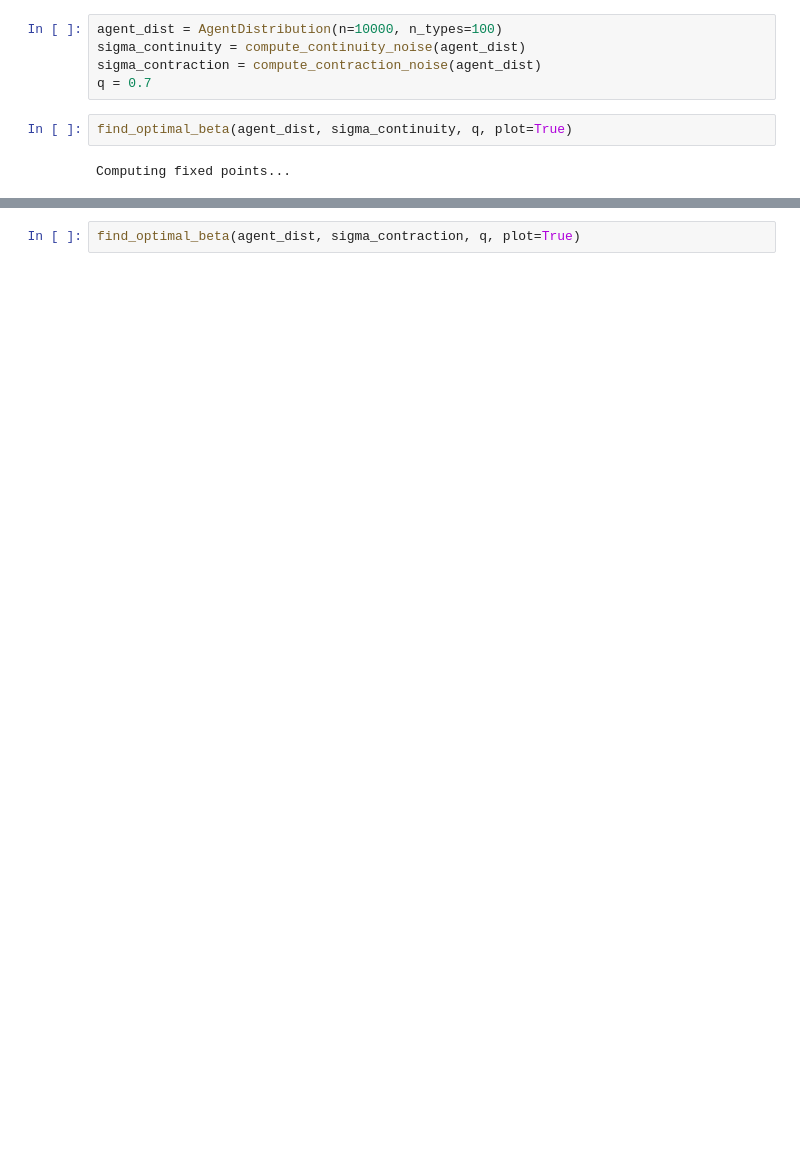
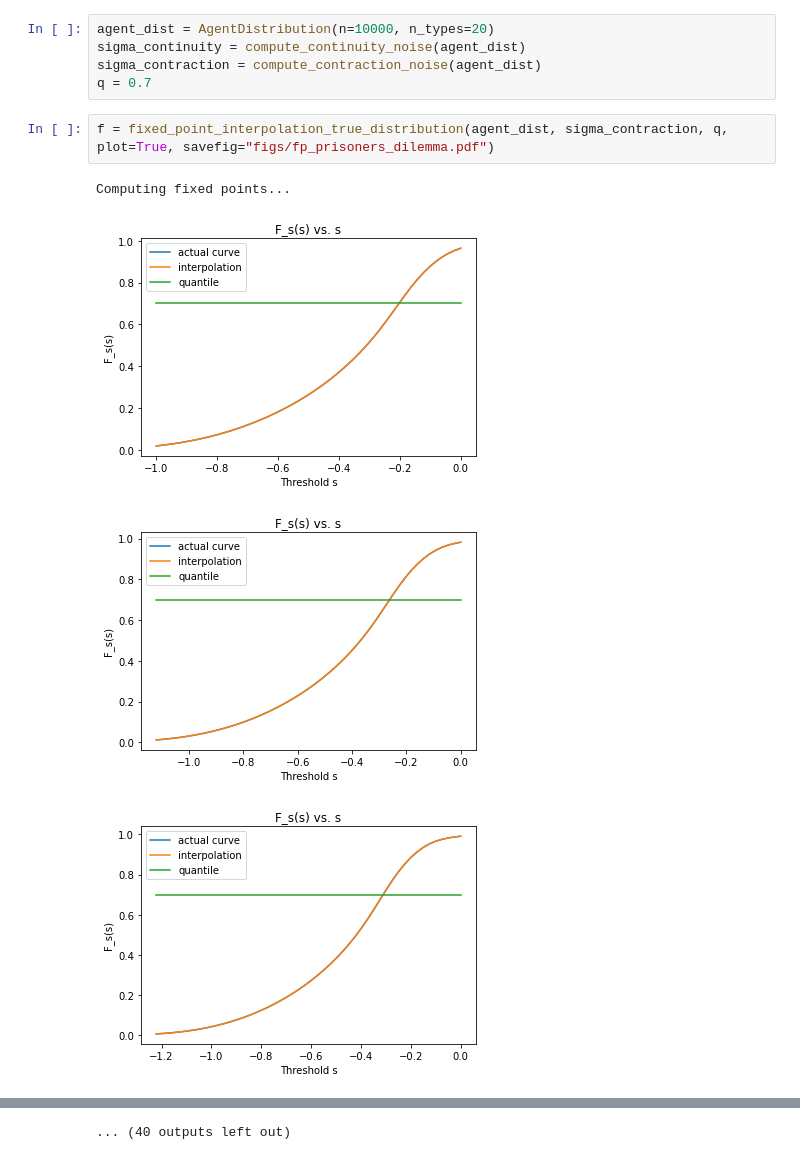
Before and after one commit to roshni714/ml-with-strategic-agents, a Jupyter notebook: test-find-optimal-beta.ipynb, the cells around one changed output, grey strips where cells are left out. Drawn from its saved outputs; the diff is of its cells as text; blank space fills up the shorter version.

```diff
--- a/test-find-optimal-beta.ipynb
+++ b/test-find-optimal-beta.ipynb
@@ -91,9 +200,12 @@ def find_optimal_beta(agent_dist, sigma, q, plot=False):
 # %%
-agent_dist = AgentDistribution(n=10000, n_types=100)
+agent_dist = AgentDistribution(n=10000, n_types=20)
 sigma_continuity = compute_continuity_noise(agent_dist)
 sigma_contraction = compute_contraction_noise(agent_dist)
 q = 0.7
 # %%
-find_optimal_beta(agent_dist, sigma_continuity, q, plot=True)
+f = fixed_point_interpolation_true_distribution(agent_dist, sigma_contraction, q, plot=True, savefig="figs/fp_prisoners_dilemma.pdf")
 # %% [output]
 Computing fixed points...
+[figure, added]
+[figure, added]
+[figure, added]
@@ -100,2 +220 @@ Computing fixed points...
+... (40 outputs left out)
-# %%
-find_optimal_beta(agent_dist, sigma_contraction, q, plot=True)
```
Also changed, not shown: parts of 8 cells of this notebook, 4 other files.
